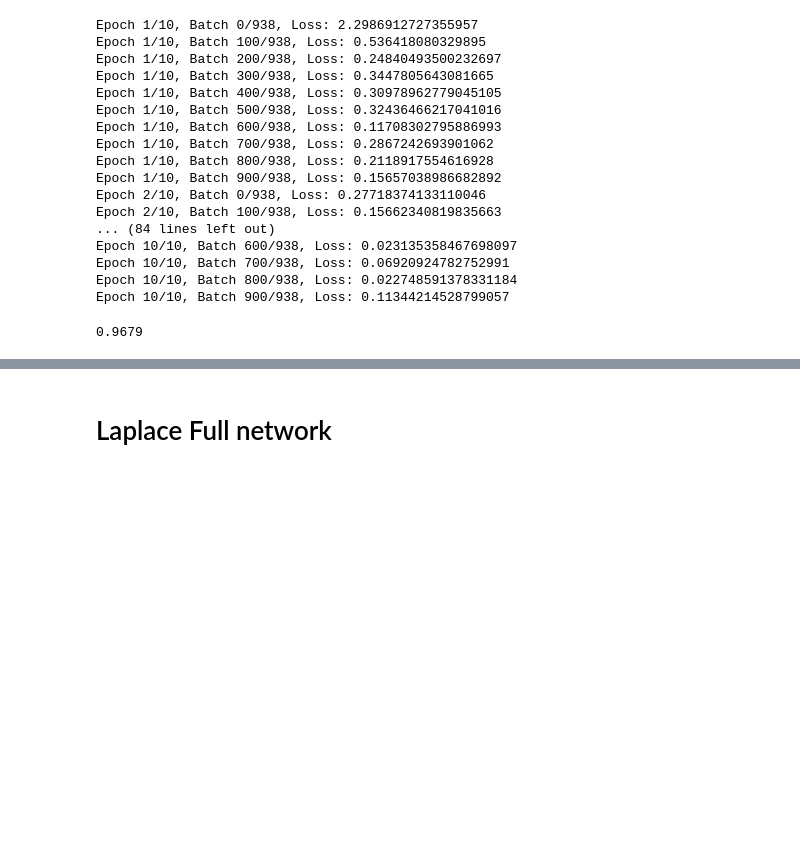
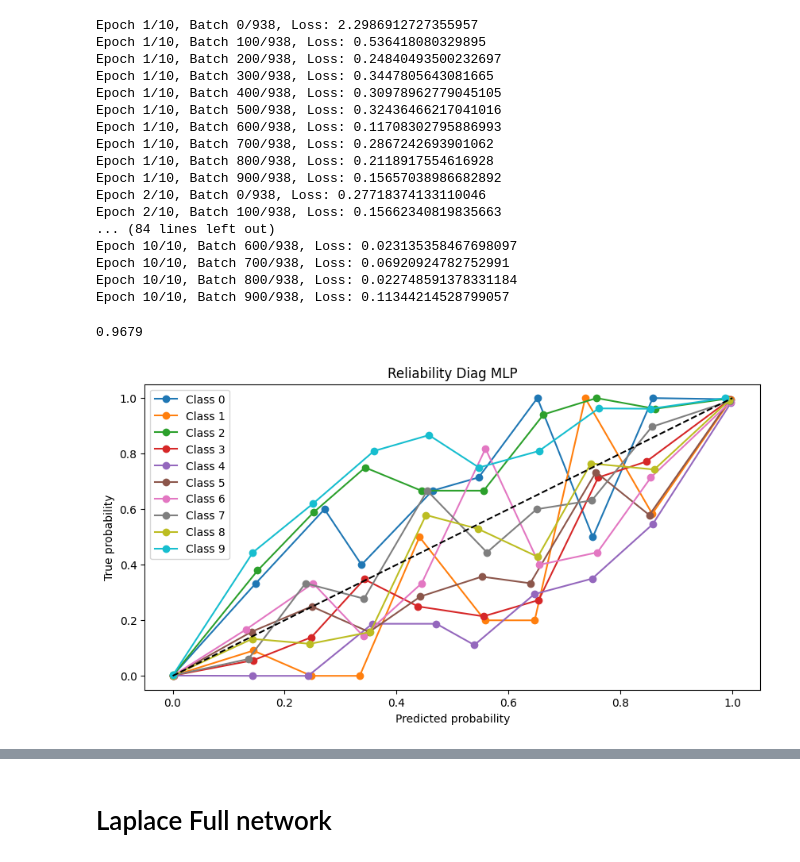
Before and after one commit to ksheersagaragrawal/LotteryTicketPruning, a Jupyter notebook: playTest/laplace.ipynb, the cells around one changed output, grey strips where cells are left out. Cells and saved outputs as stored; diff of their text form; code cells hidden in the pictures; blank space fills up the shorter version.

Commit message:
Modified rel diag laplace

```diff
--- a/playTest/laplace.ipynb
+++ b/playTest/laplace.ipynb
@@ -10,7 +10,7 @@ import torch.optim as optim
 from torchvision import datasets, transforms
 from torch.utils.data import DataLoader
 # %%
-device = torch.device("cuda:0" if torch.cuda.is_available() else "cpu")
+# device = torch.device("cuda:0" if torch.cuda.is_available() else "cpu")
 print(device)
 # %% [output]
 cuda:0
@@ -19,8 +19,8 @@ cuda:0
 transform = transforms.Compose([transforms.ToTensor(), transforms.Normalize((0.5,), (0.5,))])
 
 # Load the MNIST dataset
-train_dataset = datasets.MNIST(root="../", train=True, transform=transform, download=False)
-test_dataset = datasets.MNIST(root="../", train=False, transform=transform, download=False)
+train_dataset = datasets.MNIST(root="MNIST/", train=True, transform=transform, download=False)
+test_dataset = datasets.MNIST(root="MNIST/", train=False, transform=transform, download=False)
 
 # Create data loaders for batching and shuffling
 batch_size = 64
@@ -72,7 +72,7 @@ optimizer = optim.Adam(model.parameters(), lr=0.001)
 criterion = nn.CrossEntropyLoss()
 epochs = 10
 
-train(model, train_loader, criterion, optimizer, epochs, device)
+train(model, train_loader, criterion, optimizer, epochs, 'cpu')
 # %% [output]
 Epoch 1/10, Batch 0/938, Loss: 2.2986912727355957
 Epoch 1/10, Batch 100/938, Loss: 0.536418080329895
@@ -116,3 +109,21 @@ acc_laplace = (probs_mlp.argmax(-1) == targets).astype(float).mean()
 print(acc_laplace)
 # %% [output]
 0.9679
+# %%
+import sklearn.calibration as skcal
+
+fig, ax = plt.subplots(figsize=(10, 5))
+
+for i in range(10):
+	probs_mlp = predict(test_loader, model, laplace=False)[:, i]
+	(p_true, p_pred) = skcal.calibration_curve(targets == i, probs_mlp, n_bins=10, pos_label=1)
+
+	ax.plot(p_pred, p_true, marker='o', label=f'Class {i}')
+ax.plot([0, 1], [0, 1], linestyle='--', color='black')
+ax.set_xlabel('Predicted probability')
+ax.set_ylabel('True probability')
+ax.set_title('Reliability Diag MLP')
+ax.legend()
+plt.show()
+# %% [output]
+[figure, added]
```
Also changed, not shown: parts of 14 cells of this notebook, 4 other files.
